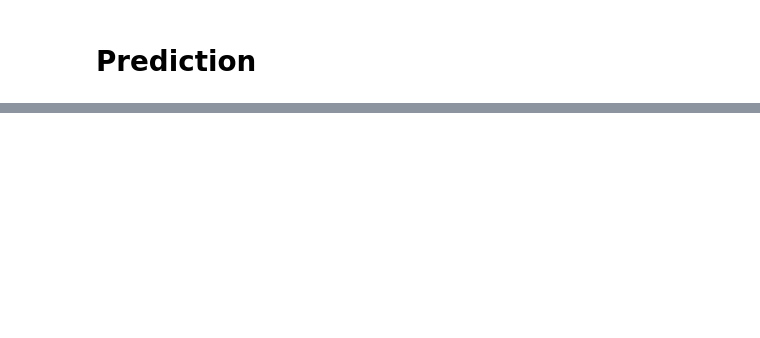
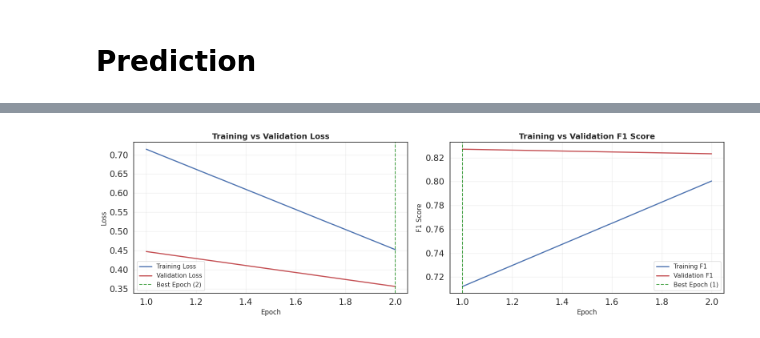
Before and after one commit to FedericoQuartieri/ANN, a Jupyter notebook: grid_search.ipynb, the cells around one changed output, grey strips where cells are left out. Drawn from its saved outputs; the diff is of its cells as text; code cells hidden in the pictures; blank space fills up the shorter version.

```diff
--- a/grid_search.ipynb
+++ b/grid_search.ipynb
@@ -1590,0 +1991,89 @@ print(output_df.head(10))
+# %%
+# ============================================
+# 2. LEARNING CURVES: Train vs Val (Loss & F1)
+# ============================================
+# Note: Uses training_history from the FINAL model training
+# To see curves from CV, you'd need to modify k_shuffle_split to return histories
+
+print("="*80)
+print("LEARNING CURVES - Detecting Overfitting")
+print("="*80)
+
+if 'training_history' in globals() and training_history:
+    fig, axes = plt.subplots(1, 2, figsize=(16, 5))
+
+    # Plot 1: Loss curves
+    epochs_range = range(1, len(training_history['train_loss']) + 1)
+    axes[0].plot(epochs_range, training_history['train_loss'], 'b-', label='Training Loss', linewidth=2)
+    axes[0].plot(epochs_range, training_history['val_loss'], 'r-', label='Validation Loss', linewidth=2)
+    axes[0].set_xlabel('Epoch', fontsize=12)
+    axes[0].set_ylabel('Loss', fontsize=12)
+    axes[0].set_title('Training vs Validation Loss', fontsize=14, fontweight='bold')
+    axes[0].legend(fontsize=11)
+    axes[0].grid(alpha=0.3)
+
+    # Highlight best epoch if early stopping was used
+    if len(training_history['val_loss']) < int(final_best_params['epochs'] * 1.5):
+        best_epoch_idx = np.argmin(training_history['val_loss'])
+        axes[0].axvline(x=best_epoch_idx + 1, color='green', linestyle='--',
+                        label=f'Best Epoch ({best_epoch_idx + 1})', alpha=0.7)
+        axes[0].legend(fontsize=11)
+
+    # Plot 2: F1 Score curves
+    axes[1].plot(epochs_range, training_history['train_f1'], 'b-', label='Training F1', linewidth=2)
+    axes[1].plot(epochs_range, training_history['val_f1'], 'r-', label='Validation F1', linewidth=2)
+    axes[1].set_xlabel('Epoch', fontsize=12)
+    axes[1].set_ylabel('F1 Score', fontsize=12)
+    axes[1].set_title('Training vs Validation F1 Score', fontsize=14, fontweight='bold')
+    axes[1].legend(fontsize=11)
+    axes[1].grid(alpha=0.3)
+
+    # Highlight best epoch for F1
+    best_f1_epoch_idx = np.argmax(training_history['val_f1'])
+    axes[1].axvline(x=best_f1_epoch_idx + 1, color='green', linestyle='--',
+                    label=f'Best Epoch ({best_f1_epoch_idx + 1})', alpha=0.7)
+    axes[1].legend(fontsize=11)
+
+    plt.tight_layout()
+    plt.show()
+
+    # Compute overfitting metrics
+    final_train_loss = training_history['train_loss'][-1]
+    final_val_loss = training_history['val_loss'][-1]
+    final_train_f1 = training_history['train_f1'][-1]
+    final_val_f1 = training_history['val_f1'][-1]
+
+    best_val_f1 = max(training_history['val_f1'])
+    best_train_f1_at_best_val = training_history['train_f1'][np.argmax(training_history['val_f1'])]
+
+    print(f"\n📊 Overfitting Analysis:")
+    print(f"  Final Epoch:")
+    print(f"    Train Loss: {final_train_loss:.4f}  |  Val Loss: {final_val_loss:.4f}")
+    print(f"    Train F1:   {final_train_f1:.4f}  |  Val F1:   {final_val_f1:.4f}")
+    print(f"    Loss Gap:   {(final_val_loss - final_train_loss):.4f} ({((final_val_loss/final_train_loss - 1)*100):+.1f}%)")
+    print(f"    F1 Gap:     {(final_train_f1 - final_val_f1):.4f} ({((final_train_f1 - final_val_f1)/final_val_f1*100):+.1f}%)")
+
+    print(f"\n  At Best Val F1 Epoch:")
+    print(f"    Train F1:   {best_train_f1_at_best_val:.4f}")
+    print(f"    Val F1:     {best_val_f1:.4f}")
+    print(f"    F1 Gap:     {(best_train_f1_at_best_val - best_val_f1):.4f}")
+
+    # Overfitting diagnosis
+    f1_gap_pct = ((best_train_f1_at_best_val - best_val_f1) / best_val_f1) * 100
+
+    print(f"\n🔍 Overfitting Diagnosis:")
+    if f1_gap_pct < 3:
+        print(f"  ✅ MINIMAL OVERFITTING (gap: {f1_gap_pct:.1f}%)")
+        print(f"     Model generalizes well. Test performance should be close to val performance.")
+    elif f1_gap_pct < 8:
+        print(f"  ⚠️  MODERATE OVERFITTING (gap: {f1_gap_pct:.1f}%)")
+        print(f"     Some overfitting present. Expect slight drop on test set.")
+    else:
+        print(f"  🚨 SIGNIFICANT OVERFITTING (gap: {f1_gap_pct:.1f}%)")
+        print(f"     High risk! Consider: more regularization, less model complexity, more data.")
+
+    print("="*80)
+else:
+    print("⚠️  No training_history available. Run final model training first.")
+    print("="*80)
+# %% [output]
@@ -1590,0 +2083 @@ print(output_df.head(10))
+[figure, added]
```
Also changed, not shown: parts of 10 cells of this notebook, 1 other file.
